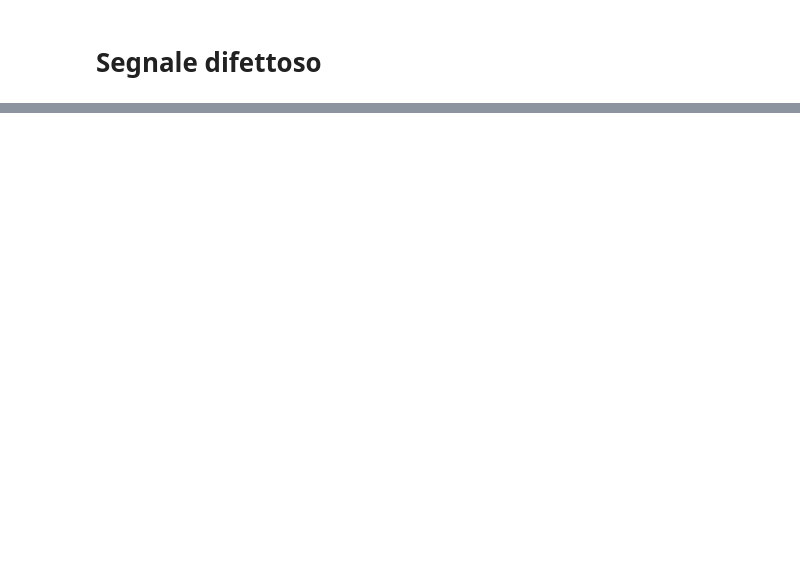
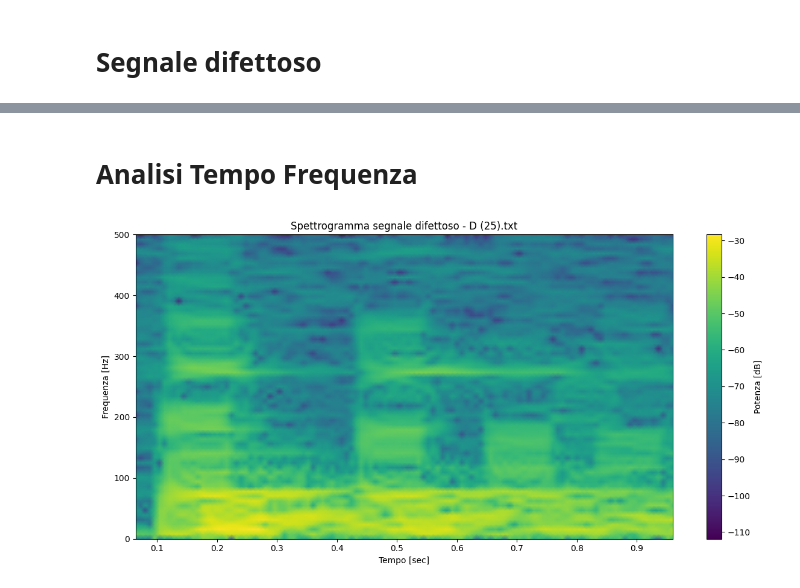
Before and after one commit to damdip/ClassificationOfTimeFrequencyDomainSignalWithNN, a Jupyter notebook: notebook/readTimeSignal.ipynb, the cells around one changed output, grey strips where cells are left out. Cells and saved outputs as stored; diff of their text form; code cells hidden in the pictures; blank space fills up the shorter version.

Commit message:
aggiunto confronto in tempo-frequenza

```diff
--- a/notebook/readTimeSignal.ipynb
+++ b/notebook/readTimeSignal.ipynb
@@ -59,0 +60,24 @@ plt.show()
+# %% [markdown]
+# Analisi Tempo Frequenza
+# %%
+from scipy import signal as sig
+
+# Parametri per lo spettrogramma
+fs = 1000  # Frequenza di campionamento (da adattare ai tuoi dati)
+nperseg = 128  # Lunghezza della finestra
+noverlap = 120  # Overlap tra finestre
+
+# Calcola lo spettrogramma
+f, t, Sxx = sig.spectrogram(signalWithDefect, fs=fs, nperseg=nperseg, noverlap=noverlap)
+
+# Visualizza lo spettrogramma
+plt.figure(figsize=(12, 6))
+plt.pcolormesh(t, f, 10 * np.log10(Sxx), shading='gouraud', cmap='viridis')
+plt.ylabel('Frequenza [Hz]')
+plt.xlabel('Tempo [sec]')
+plt.title(f'Spettrogramma segnale difettoso - {fileName}')
+plt.colorbar(label='Potenza [dB]')
+plt.tight_layout()
+plt.show()
+# %% [output]
+[figure, added]
```
Also changed, not shown: parts of 6 cells of this notebook.
